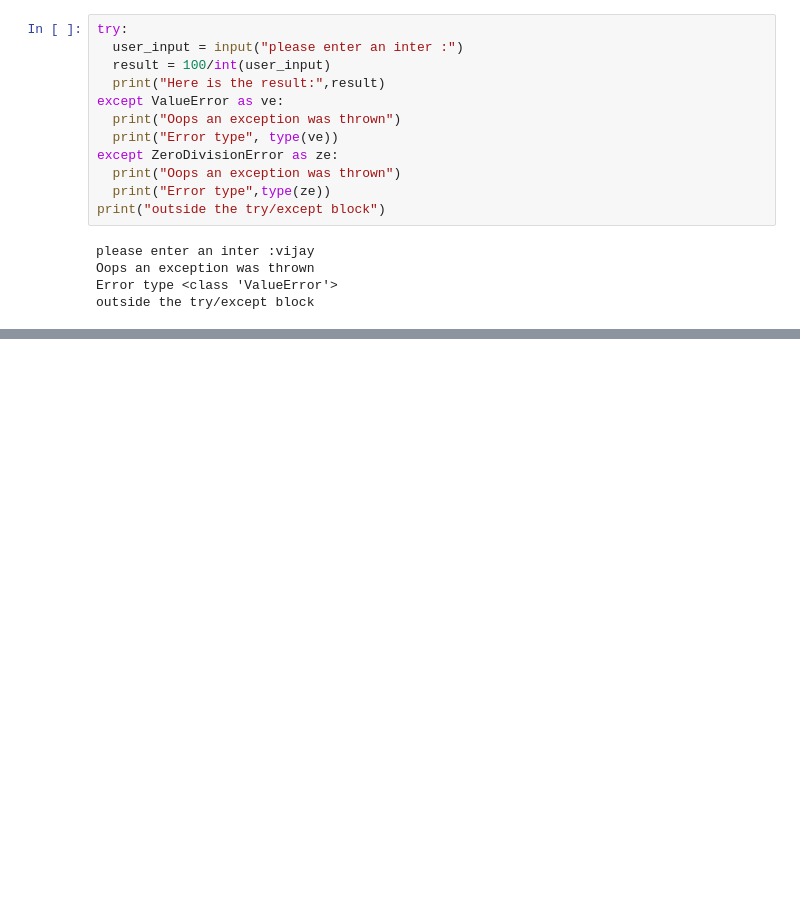
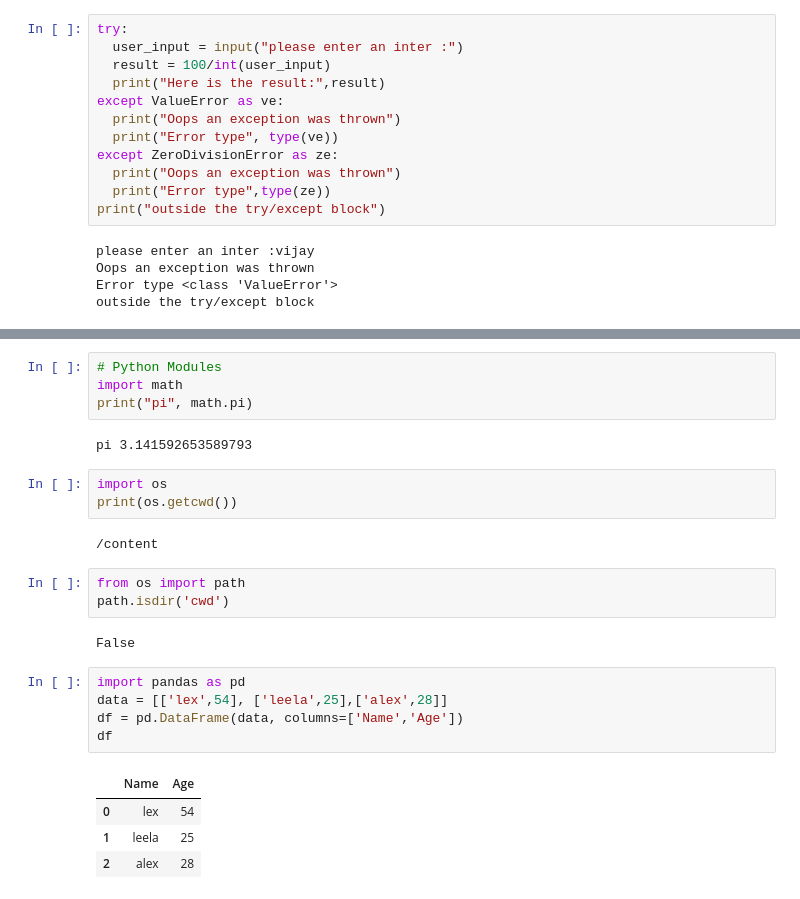
Before and after one commit to vijaydmca/Python_ML, a Jupyter notebook: OO_Python.ipynb, the cells around one changed output, grey strips where cells are left out. Saved outputs shown, nothing was run; the diff lists cells and outputs as text; blank space fills up the shorter version.

```diff
--- a/OO_Python.ipynb
+++ b/OO_Python.ipynb
@@ -456,0 +474,26 @@ outside the try/except block
+# %%
+# Python Modules
+import math
+print("pi", math.pi)
+# %% [output]
+pi 3.141592653589793
+# %%
+import os
+print(os.getcwd())
+# %% [output]
+/content
+# %%
+from os import path
+path.isdir('cwd')
+# %% [output]
+False
+# %%
+import pandas as pd
+data = [['lex',54], ['leela',25],['alex',28]]
+df = pd.DataFrame(data, columns=['Name','Age'])
+df
+# %% [output]
+|  | Name | Age |
+| 0 | lex | 54 |
+| 1 | leela | 25 |
+| 2 | alex | 28 |
```
Also changed, not shown: parts of 2 cells of this notebook.
